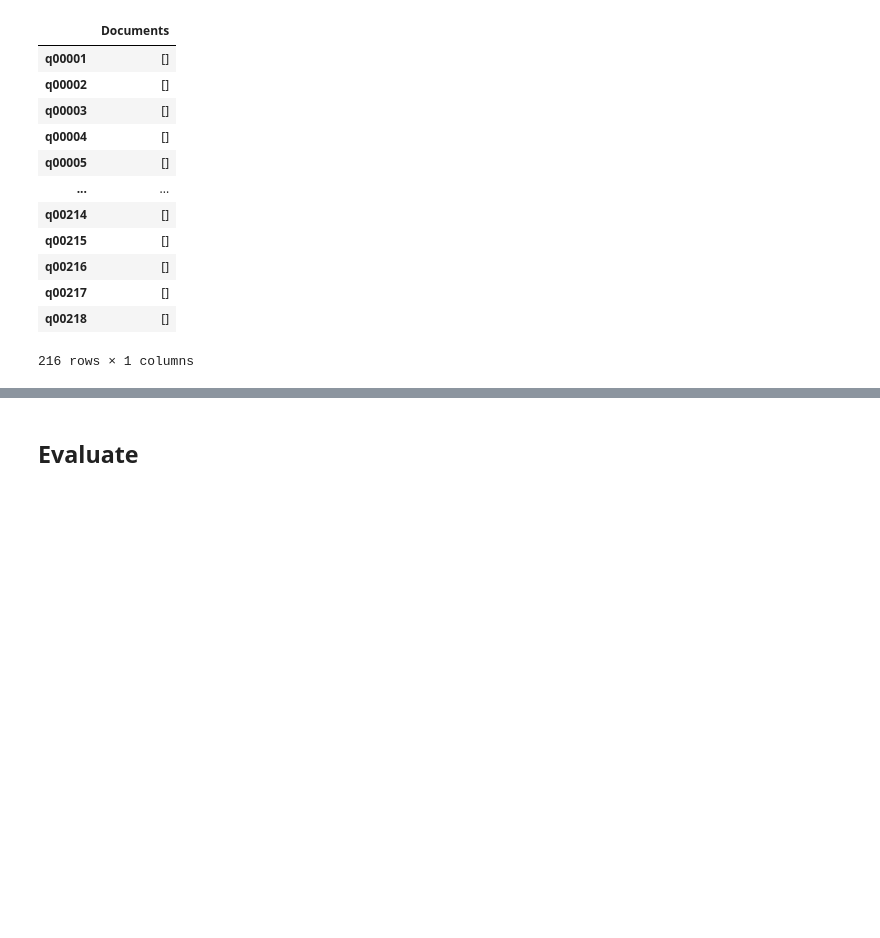
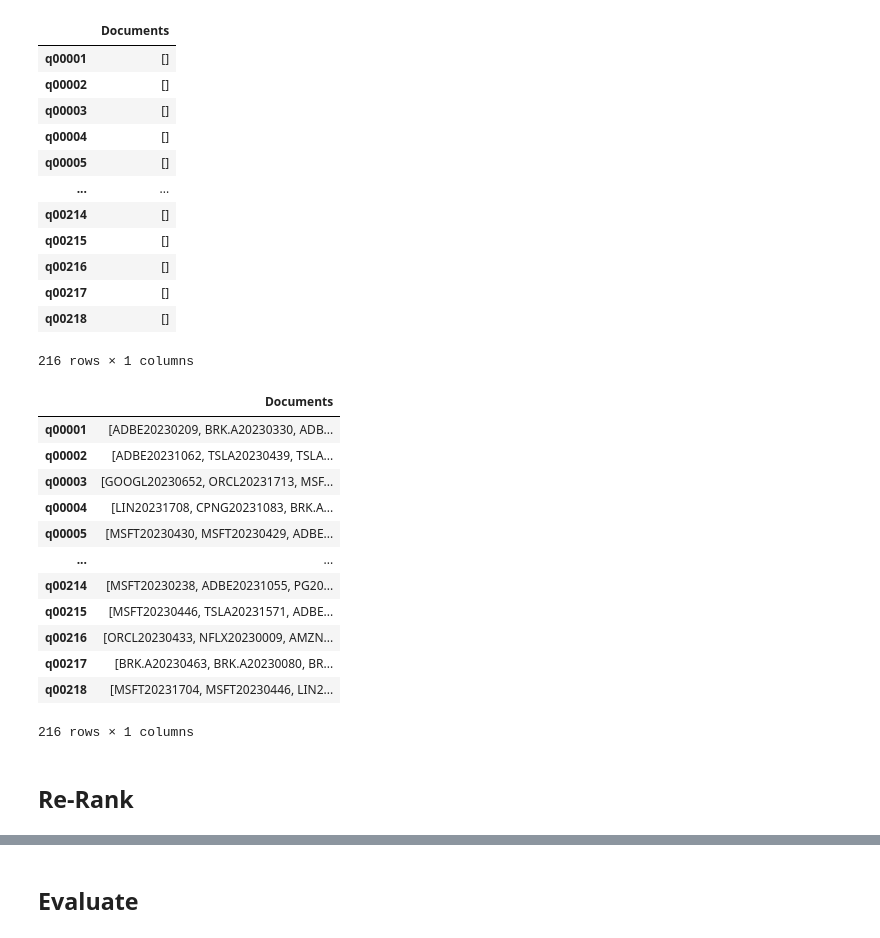
Before and after one commit to emrekuruu/Finance_RAG, a Jupyter notebook: demos/finder.ipynb, the cells around one changed output, grey strips where cells are left out. Drawn from its saved outputs; the diff is of its cells as text; code cells hidden in the pictures; blank space fills up the shorter version.

```diff
--- a/demos/finder.ipynb
+++ b/demos/finder.ipynb
@@ -20,6 +48,6 @@ print(indexes)
 # %%
-INDEX_NAME = 'test'
-DIMENSION = 312  #
+INDEX_NAME = 'finbert'
+DIMENSION = 768
 CLOUD = 'aws'
 REGION = 'us-west-1'
 # %%
@@ -106,5 +159,23 @@ for idx, row in query_df.iterrows():
 
     query_list = query.tolist()
 
-    results = handler.query_vector(query_list, top_k=1)
+    results = handler.query_vector(query_list, top_k=20)
     retrieved_df.at[idx, "Documents"] = [ result["id"] for result in results]
+# %%
+retrieved_df
+# %% [output]
+|  | Documents |
+| q00001 | [ADBE20230209, BRK.A20230330, ADB... |
+| q00002 | [ADBE20231062, TSLA20230439, TSLA... |
+| q00003 | [GOOGL20230652, ORCL20231713, MSF... |
+| q00004 | [LIN20231708, CPNG20231083, BRK.A... |
+| q00005 | [MSFT20230430, MSFT20230429, ADBE... |
+| ... | ... |
+| q00214 | [MSFT20230238, ADBE20231055, PG20... |
+| q00215 | [MSFT20230446, TSLA20231571, ADBE... |
+| q00216 | [ORCL20230433, NFLX20230009, AMZN... |
+| q00217 | [BRK.A20230463, BRK.A20230080, BR... |
+| q00218 | [MSFT20231704, MSFT20230446, LIN2... |
+216 rows × 1 columns
+# %% [markdown]
+## Re-Rank
```
Also changed, not shown: parts of 20 cells of this notebook, 6 other files.
